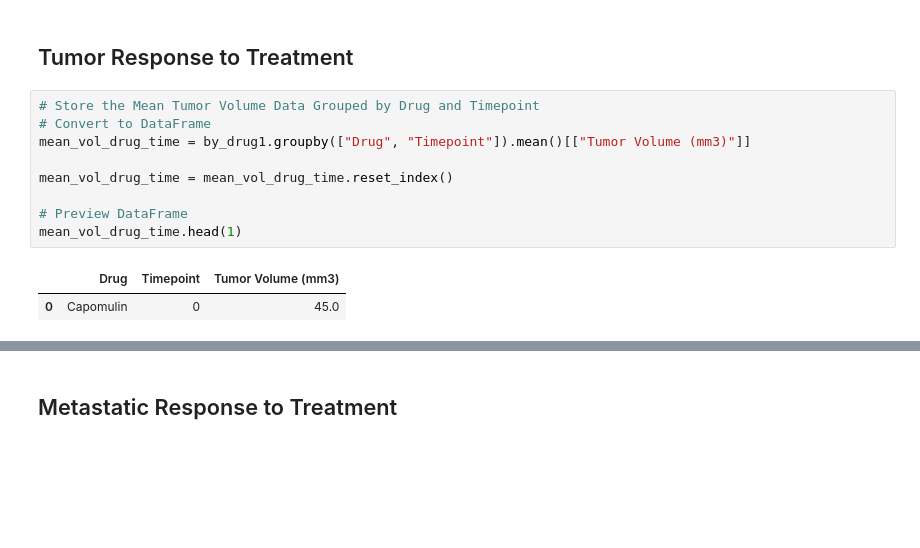
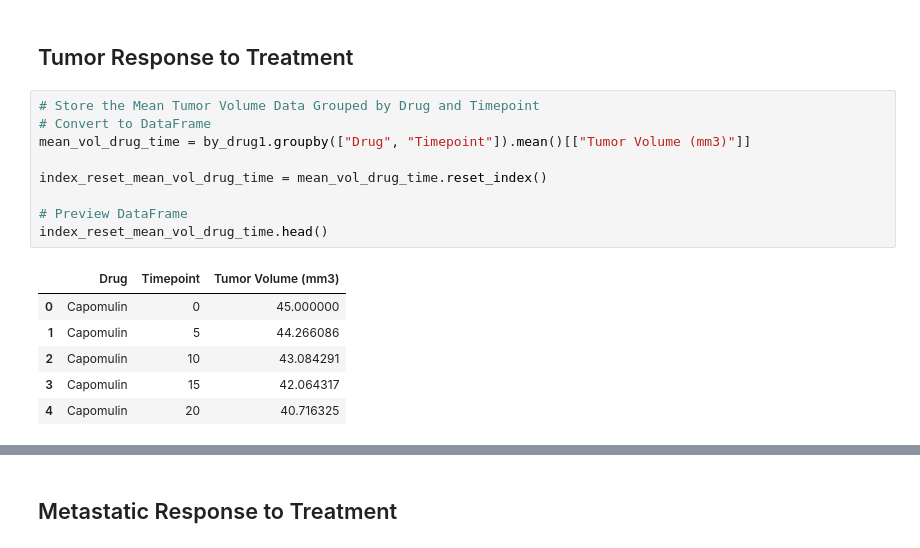
Before and after one commit to mdsmith577/Matplotlib_Homework, a Jupyter notebook: pymaceuticals.ipynb, the cells around one changed output, grey strips where cells are left out. Drawn from its saved outputs; the diff is of its cells as text; blank space fills up the shorter version.

```diff
--- a/pymaceuticals.ipynb
+++ b/pymaceuticals.ipynb
@@ -33,15 +33,19 @@ merged_drug_data.head(1)
 # %%
 # Store the Mean Tumor Volume Data Grouped by Drug and Timepoint
 # Convert to DataFrame
 mean_vol_drug_time = by_drug1.groupby(["Drug", "Timepoint"]).mean()[["Tumor Volume (mm3)"]]
 
-mean_vol_drug_time = mean_vol_drug_time.reset_index()
+index_reset_mean_vol_drug_time = mean_vol_drug_time.reset_index()
 
 # Preview DataFrame
-mean_vol_drug_time.head(1)
+index_reset_mean_vol_drug_time.head()
 # %% [output]
 |  | Drug | Timepoint | Tumor Volume (mm3) |
-| 0 | Capomulin | 0 | 45.0 |
+| 0 | Capomulin | 0 | 45.000000 |
+| 1 | Capomulin | 5 | 44.266086 |
+| 2 | Capomulin | 10 | 43.084291 |
+| 3 | Capomulin | 15 | 42.064317 |
+| 4 | Capomulin | 20 | 40.716325 |
 # %%
 # Store the Standard Error of Tumor Volumes Grouped by Drug and Timepoint
 # Convert to DataFrame
```
Also changed, not shown: parts of 9 cells of this notebook.
